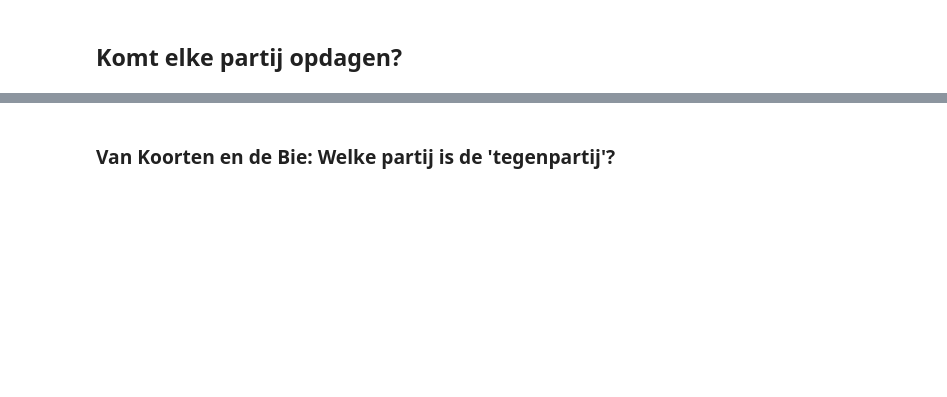
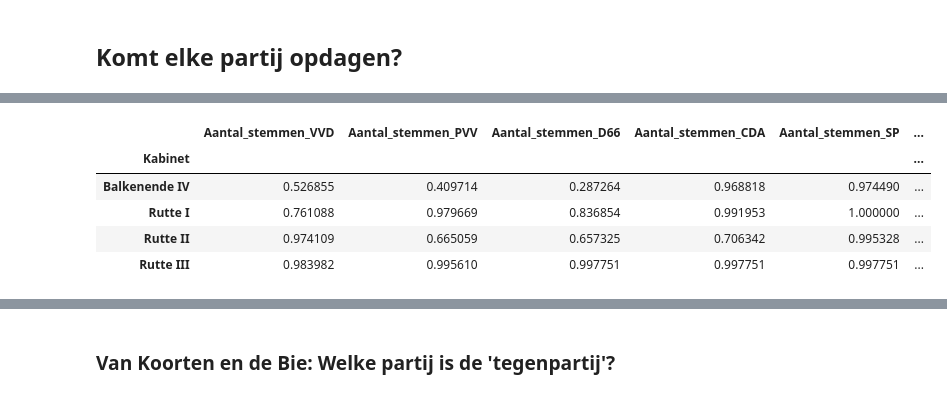
Before and after one commit to jvanelteren/kamermoties, a Jupyter notebook: 2_EDA.ipynb, the cells around one changed output, grey strips where cells are left out. Saved outputs shown, nothing was run; the diff lists cells and outputs as text; code cells hidden in the pictures; blank space fills up the shorter version.

```diff
--- a/2_EDA.ipynb
+++ b/2_EDA.ipynb
@@ -169,0 +186,12 @@ nan_year
+# %%
+relevant_parties = ['Aantal_stemmen_'+p for p in get_largest_parties(2020)]
+mean_votes_per_party = df.replace(np.nan, 0).groupby('Kabinet').mean()[relevant_parties]
+max_votes_per_party = df.groupby('Kabinet').max()[relevant_parties]
+np.divide(mean_votes_per_party, max_votes_per_party.values)
+# %% [output]
+|  | Aantal_stemmen_VVD | Aantal_stemmen_PVV | Aantal_stemmen_D66 | Aantal_stemmen_CDA | Aantal_stemmen_SP | ... |
+| Kabinet |  |  |  |  |  | ... |
+| Balkenende IV | 0.526855 | 0.409714 | 0.287264 | 0.968818 | 0.974490 | ... |
+| Rutte I | 0.761088 | 0.979669 | 0.836854 | 0.991953 | 1.000000 | ... |
+| Rutte II | 0.974109 | 0.665059 | 0.657325 | 0.706342 | 0.995328 | ... |
+| Rutte III | 0.983982 | 0.995610 | 0.997751 | 0.997751 | 0.997751 | ... |
```
Also changed, not shown: parts of 16 cells of this notebook, 1 other file.
